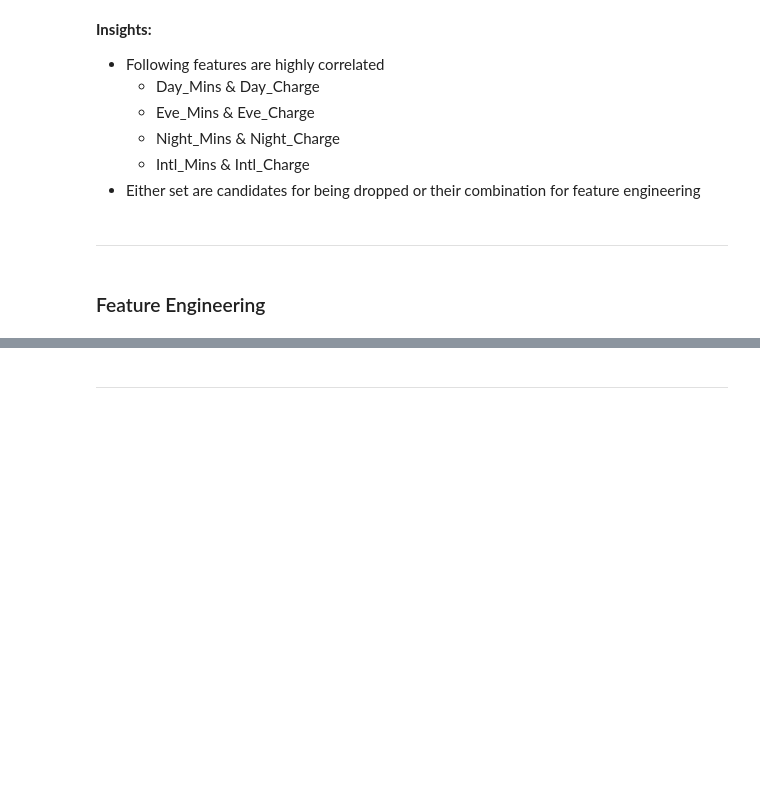
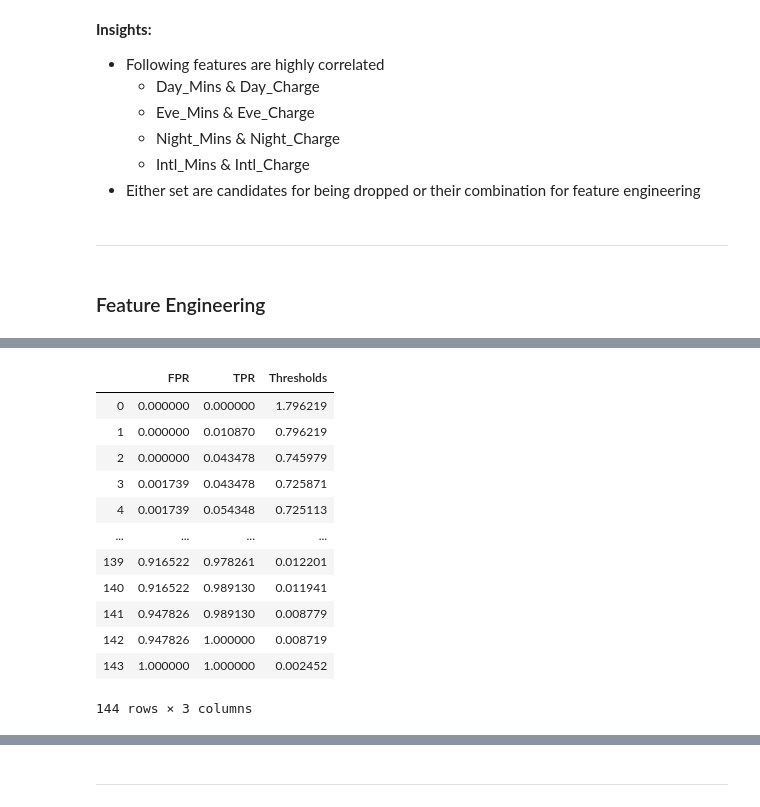
Before and after one commit to ashish-sharma-as/Customer_Churn, a Jupyter notebook: customer_churn.ipynb, the cells around one changed output, grey strips where cells are left out. Saved outputs shown, nothing was run; the diff lists cells and outputs as text; code cells hidden in the pictures; blank space fills up the shorter version.

```diff
--- a/customer_churn.ipynb
+++ b/customer_churn.ipynb
@@ -671,0 +671,4 @@ ct = make_column_transformer(
+# %%
+# Instantiate ML Model
+
+logreg = LogisticRegression()
@@ -671,0 +801,19 @@ ct = make_column_transformer(
+# %%
+fpr, tpr, thresholds = roc_curve(y_test, y_pred_proba[:,1])
+
+roc_df = pd.DataFrame({'FPR': fpr, 'TPR':tpr, 'Thresholds':thresholds})
+roc_df
+# %% [output]
+|  | FPR | TPR | Thresholds |
+| 0 | 0.000000 | 0.000000 | 1.796219 |
+| 1 | 0.000000 | 0.010870 | 0.796219 |
+| 2 | 0.000000 | 0.043478 | 0.745979 |
+| 3 | 0.001739 | 0.043478 | 0.725871 |
+| 4 | 0.001739 | 0.054348 | 0.725113 |
+| ... | ... | ... | ... |
+| 139 | 0.916522 | 0.978261 | 0.012201 |
+| 140 | 0.916522 | 0.989130 | 0.011941 |
+| 141 | 0.947826 | 0.989130 | 0.008779 |
+| 142 | 0.947826 | 1.000000 | 0.008719 |
+| 143 | 1.000000 | 1.000000 | 0.002452 |
+144 rows × 3 columns
```
Also changed, not shown: parts of 53 cells of this notebook.
